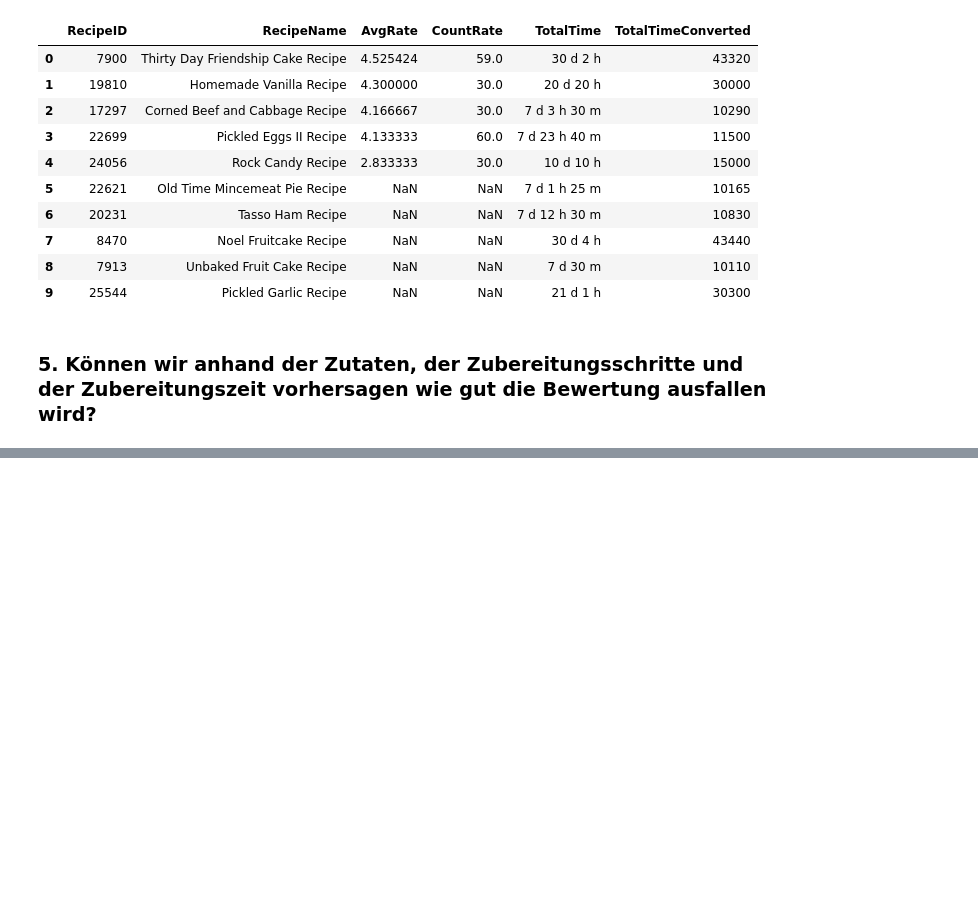
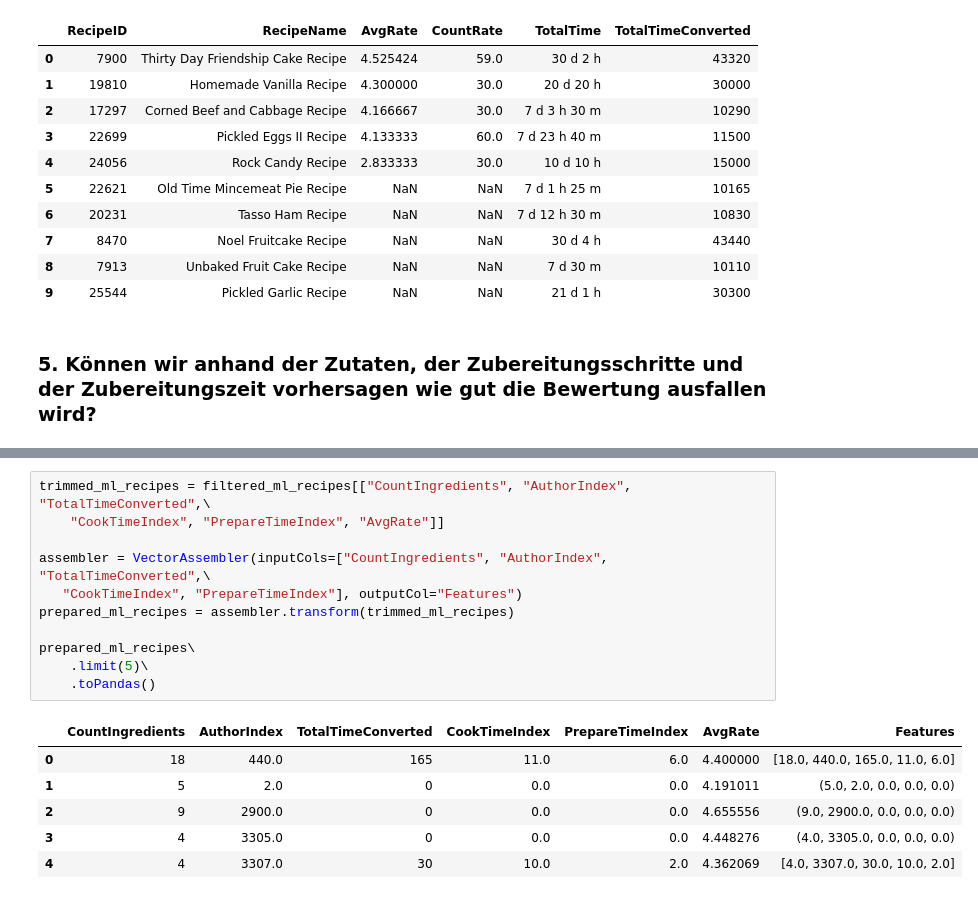
Before and after one commit to PatrikHubster/Recipes, a Jupyter notebook: bdv.ipynb, the cells around one changed output, grey strips where cells are left out. Saved outputs shown, nothing was run; the diff lists cells and outputs as text; blank space fills up the shorter version.

```diff
--- a/bdv.ipynb
+++ b/bdv.ipynb
@@ -215,0 +251,18 @@ ten_longest_recipes\
+# %%
+trimmed_ml_recipes = filtered_ml_recipes[["CountIngredients", "AuthorIndex", "TotalTimeConverted",\
+    "CookTimeIndex", "PrepareTimeIndex", "AvgRate"]]
+
+assembler = VectorAssembler(inputCols=["CountIngredients", "AuthorIndex", "TotalTimeConverted",\
+   "CookTimeIndex", "PrepareTimeIndex"], outputCol="Features")
+prepared_ml_recipes = assembler.transform(trimmed_ml_recipes)
+
+prepared_ml_recipes\
+    .limit(5)\
+    .toPandas()
+# %% [output]
+|  | CountIngredients | AuthorIndex | TotalTimeConverted | CookTimeIndex | PrepareTimeIndex | AvgRate | Features |
+| 0 | 18 | 440.0 | 165 | 11.0 | 6.0 | 4.400000 | [18.0, 440.0, 165.0, 11.0, 6.0] |
+| 1 | 5 | 2.0 | 0 | 0.0 | 0.0 | 4.191011 | (5.0, 2.0, 0.0, 0.0, 0.0) |
+| 2 | 9 | 2900.0 | 0 | 0.0 | 0.0 | 4.655556 | (9.0, 2900.0, 0.0, 0.0, 0.0) |
+| 3 | 4 | 3305.0 | 0 | 0.0 | 0.0 | 4.448276 | (4.0, 3305.0, 0.0, 0.0, 0.0) |
+| 4 | 4 | 3307.0 | 30 | 10.0 | 2.0 | 4.362069 | [4.0, 3307.0, 30.0, 10.0, 2.0] |
```
Also changed, not shown: parts of 16 cells of this notebook.
